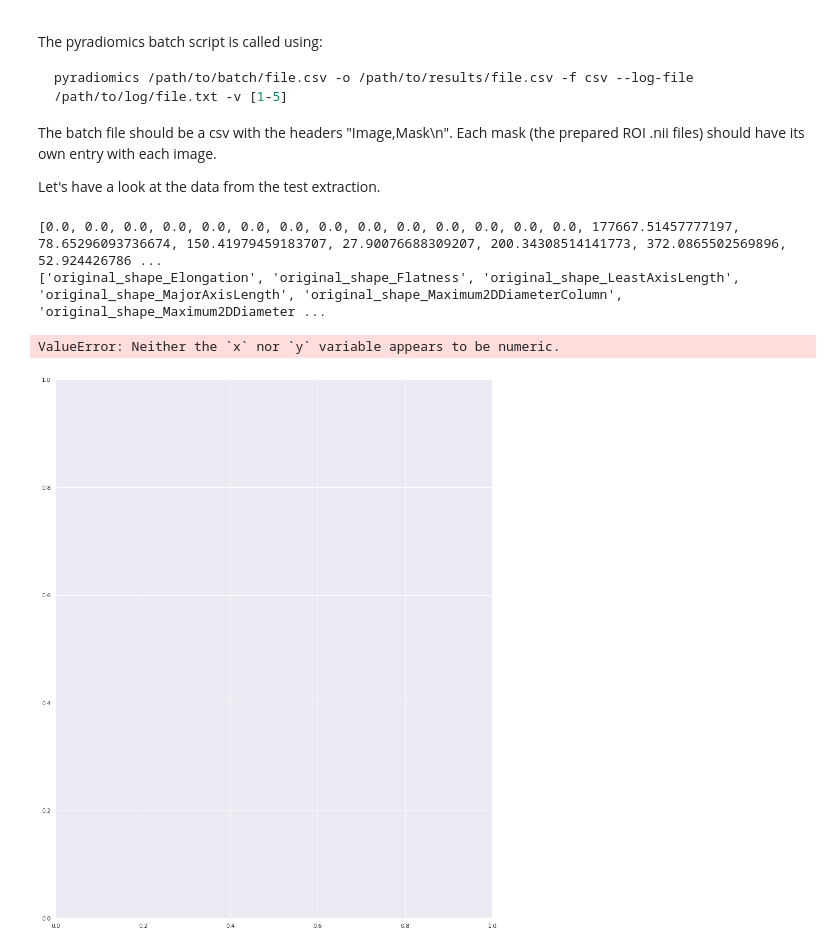
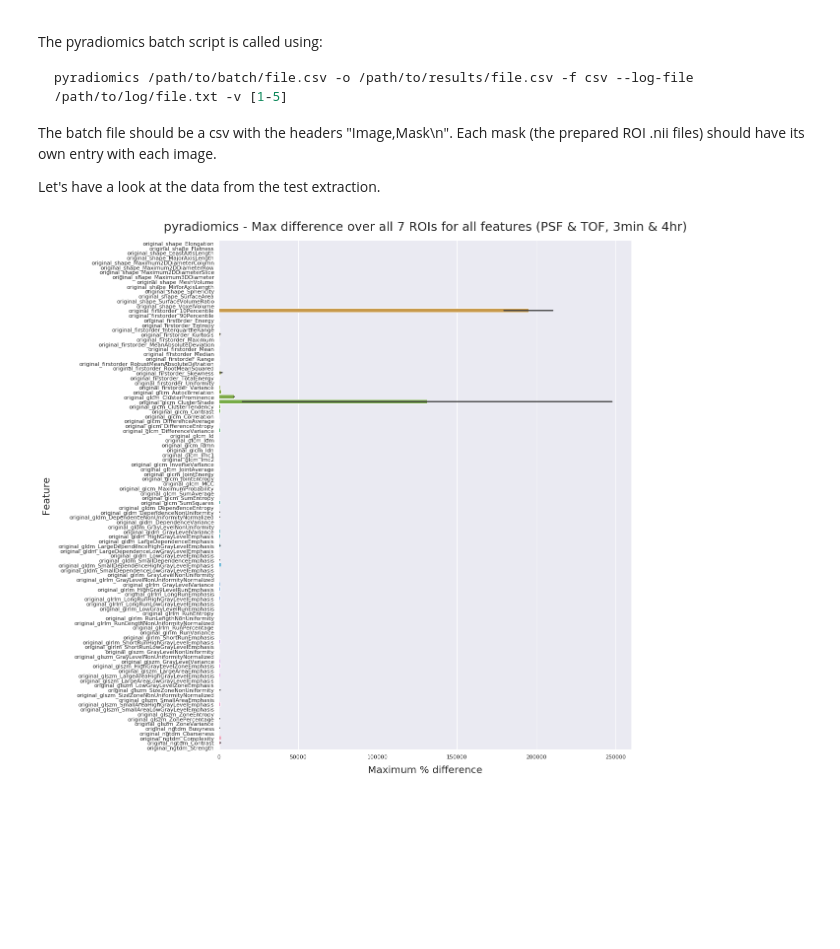
Before and after one commit to gnee-git/e7_validation, a Jupyter notebook: e7_validation_pt3.ipynb, the cells around one changed output. Cells and saved outputs as stored; diff of their text form; code cells hidden in the pictures; blank space fills up the shorter version.

Commit message:
include different maxdiff calculation methods in get_xydata; work on pyradiomics in e7_validation_pt3

```diff
--- a/e7_validation_pt3.ipynb
+++ b/e7_validation_pt3.ipynb
@@ -72,6 +72,9 @@ pyradiomics /path/to/batch/file.csv -o /path/to/results/file.csv -f csv --log-fi
 The batch file should be a csv with the headers "Image,Mask\n". Each mask (the prepared ROI .nii files) should have its own entry with each image.
 
 Let's have a look at the data from the test extraction.
+# %%
+lf_pyrad = lf.drop([14,16],axis=0)
+lfpyradorder = [x.split("/")[1] for x in lf_pyrad.Filepath.tolist()]
 # %%
 pyrad_results_fromfile = pd.read_csv("/home/gn/data/pyradiomics_test/results.csv")
 patient_dict = {
@@ -107,45 +110,45 @@ p_4h_e7 = "/home/gn/SCANNER_DATA/GeNEMA_2Oct19/e7nii/GeNEMA_jsr_256-01-PSFTOF_00
 p_3m_s  = "/home/gn/SCANNER_DATA/GeNEMA_2Oct19/scannernii/#11_Iterative+ToF+PSF_2-21_256z1-1_5mm.nii"
 p_4h_s  = "/home/gn/SCANNER_DATA/GeNEMA_2Oct19/scannernii/#12_4hrs_Iterative+ToF+PSF_2-21_256z1-1_5mm.nii"
 roi_list = ["BG","C1","C2","C3","C4","C5","C6"]
 
 # Copied from StackOverflow - separate massive pyradiomics dataset into a "dflist" so I can use get_xydata
 UniqueNames = pyrad_results_fromfile.Image.unique()
-# UniqueNames = [x for x in UniqueNames if x.split("_")[0] in ["Image","Mask","original"]]
 DataFrameDict = {elem : pd.DataFrame for elem in UniqueNames}
 for key in DataFrameDict.keys():
     DataFrameDict[key] = pyrad_results_fromfile[:][pyrad_results_fromfile.Image == key]
+
 dataframelist = []
-for elem in DataFrameDict:
-    dataframelist.append(DataFrameDict[elem])
+for ss in lfpyradorder:
+    for elem in DataFrameDict:
+        if ss in DataFrameDict[elem].Image.unique()[0]:
+            dataframelist.append(DataFrameDict[elem])
 
 dropcols = [x for x in pyrad_results_fromfile.columns if x.split("_")[0] not in ["Image","Mask","original"]]
+# dropcols.append("original_firstorder_10Percentile")
+# dropcols.append("original_glcm_ClusterShade")
+# dropcols.append("original_glszm_LargeAreaHighGrayLevelEmphasis")
+
 for dfi in dataframelist:
     dfi.drop(dropcols,axis=1,inplace=True)
 
+# This step is needed because there's a 0 in the column of one of the 4h scanner-recon ROI "Minimum"
+# This is far from ideal - the Minimum is one of the key metrics to determine differences between the
+# two reconstruction modalities
 for dfi in dataframelist:
     dfi.drop("original_firstorder_Minimum",axis=1,inplace=True)
-#print(dataframelist[0])
+
 pyrad_3m_x,pyrad_3m_y = get_xydata(lf,dataframelist,include_all_valid=False,scan_length=3.)
 pyrad_4h_x,pyrad_4h_y = get_xydata(lf,dataframelist,include_all_valid=False,scan_length=240.)
 
-# for item in pyrad_3m_y:
-#     if item not in pyrad_4h_y:
-#         print(item)
-
-print(pyrad_3m_x+pyrad_4h_x)
-print(pyrad_3m_y)
-pyrad_diffplotDF = pd.DataFrame(data={"Titles":pyrad_3m_y+pyrad_3m_y,"MaxDiff":pyrad_3m_y+pyrad_4h_y })
+pyrad_diffplotDF = pd.DataFrame(data={"Titles":pyrad_3m_y+pyrad_3m_y,"MaxDiff":pyrad_3m_x+pyrad_4h_x })
 fig = plt.figure(figsize=(15,19))
 ax = fig.add_subplot(1, 1, 1)
 sns.barplot(x="MaxDiff",y="Titles",data=pyrad_diffplotDF)
 plt.ylabel("Feature", fontsize=20,labelpad=15)
 plt.xlabel("Maximum % difference",fontsize=20,labelpad=12)
 plt.title("pyradiomics - Max difference over all 7 ROIs for all features (PSF & TOF, 3min & 4hr)",fontsize=25,pad=20)
 plt.savefig("maxdiffplot_pyrad.png",format='png', bbox_inches = "tight")
 plt.show()   # Uncomment this to show the data!
 plt.close()
 # %% [output]
-[0.0, 0.0, 0.0, 0.0, 0.0, 0.0, 0.0, 0.0, 0.0, 0.0, 0.0, 0.0, 0.0, 0.0, 177667.51457777197, 78.65296093736674, 150.41979459183707, 27.90076688309207, 200.34308514141773, 372.0865502569896, 52.924426786 ...
-['original_shape_Elongation', 'original_shape_Flatness', 'original_shape_LeastAxisLength', 'original_shape_MajorAxisLength', 'original_shape_Maximum2DDiameterColumn', 'original_shape_Maximum2DDiameter ...
-ValueError: Neither the `x` nor `y` variable appears to be numeric.
-[figure, old version]
+[figure, new version]
```
Also changed, not shown: parts of 2 cells of this notebook, 1 other file.
